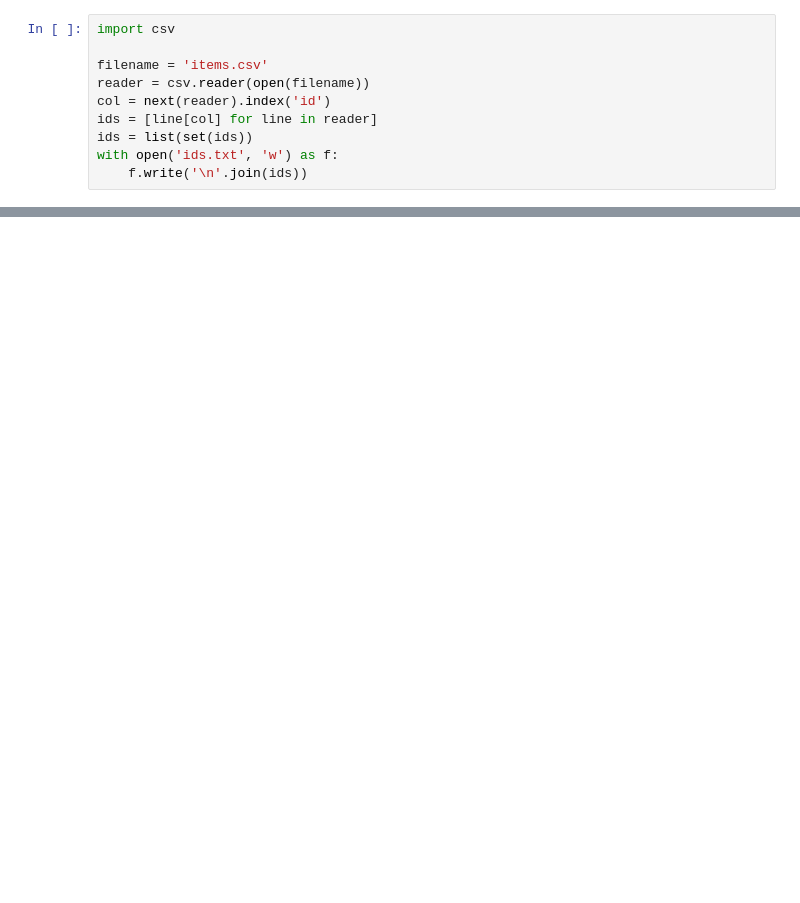
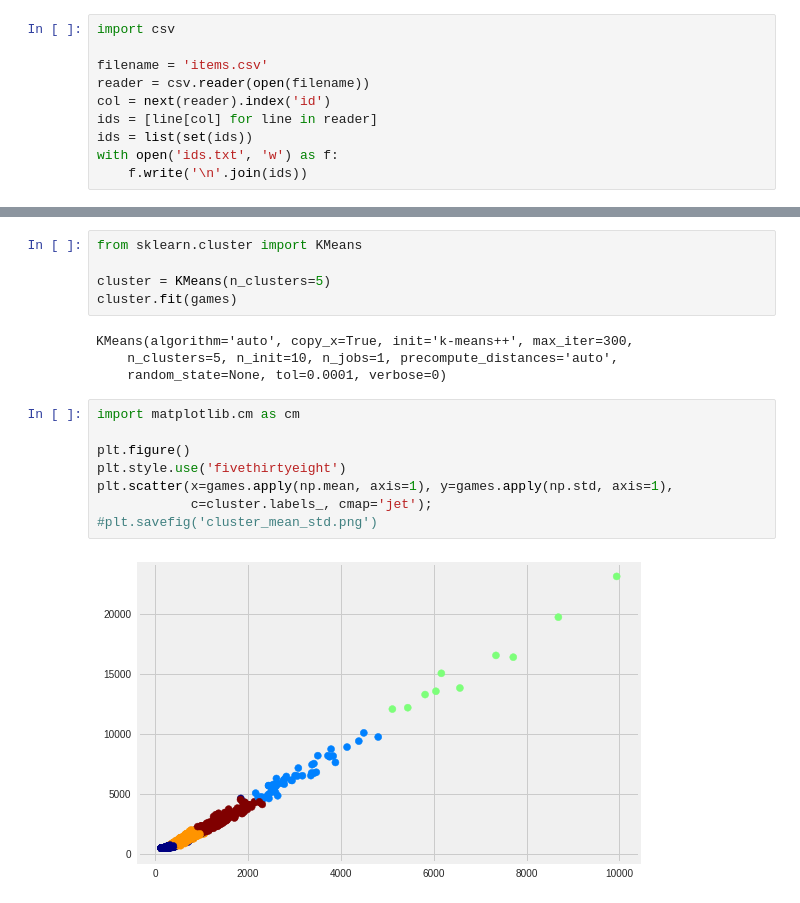
Before and after one commit to ShadowBrandon/Metis-Submissions, a Jupyter notebook: projects/02 Luther/Luther.ipynb, the cells around one changed output, grey strips where cells are left out. Drawn from its saved outputs; the diff is of its cells as text; blank space fills up the shorter version.

```diff
--- a/projects/02 Luther/Luther.ipynb
+++ b/projects/02 Luther/Luther.ipynb
@@ -149,0 +198,19 @@ games.head()
+# %%
+from sklearn.cluster import KMeans
+
+cluster = KMeans(n_clusters=5)
+cluster.fit(games)
+# %% [output]
+KMeans(algorithm='auto', copy_x=True, init='k-means++', max_iter=300,
+    n_clusters=5, n_init=10, n_jobs=1, precompute_distances='auto',
+    random_state=None, tol=0.0001, verbose=0)
+# %%
+import matplotlib.cm as cm
+
+plt.figure()
+plt.style.use('fivethirtyeight')
+plt.scatter(x=games.apply(np.mean, axis=1), y=games.apply(np.std, axis=1),
+            c=cluster.labels_, cmap='jet');
+#plt.savefig('cluster_mean_std.png')
+# %% [output]
+[figure, added]
```
Also changed, not shown: parts of 30 cells of this notebook, 4 other files.
